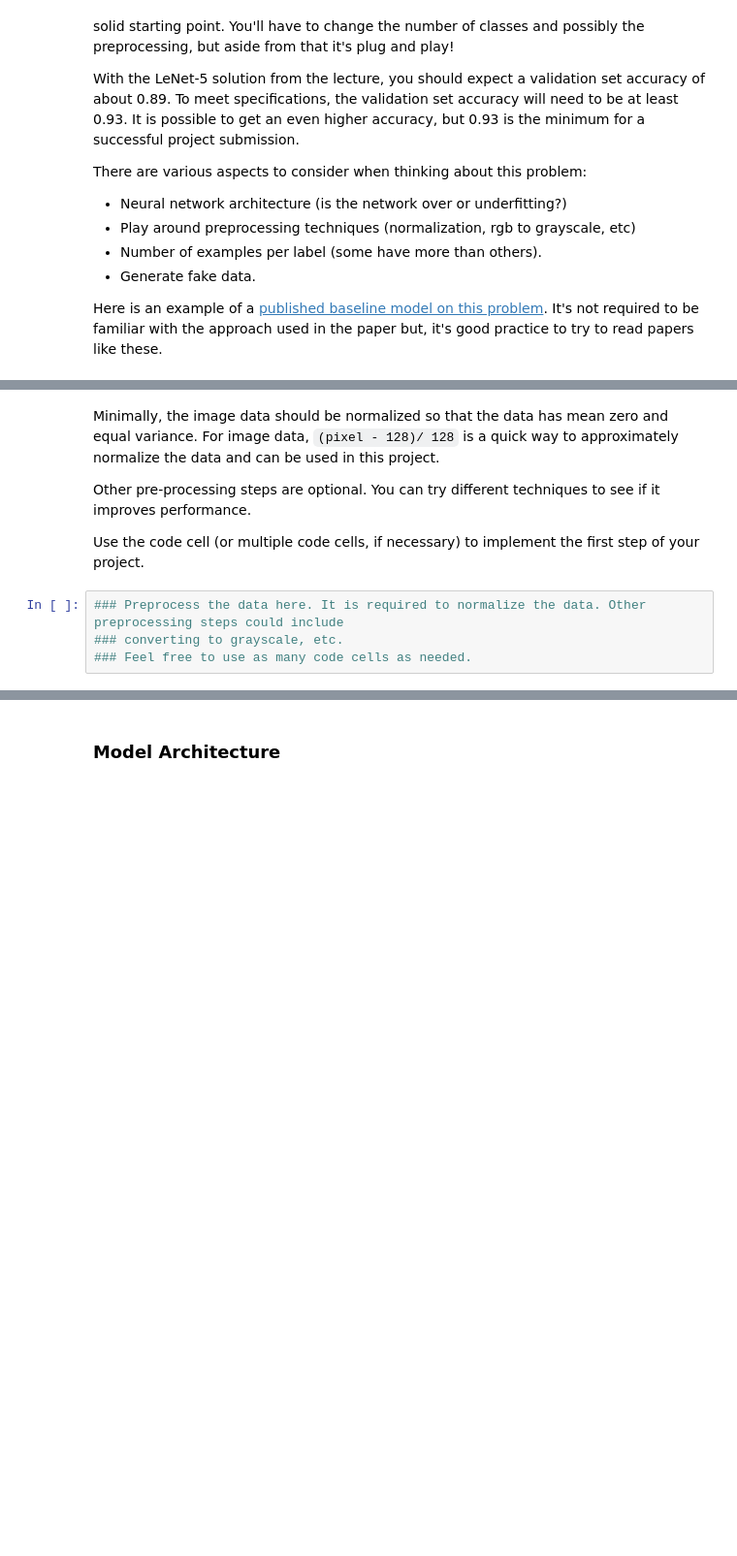
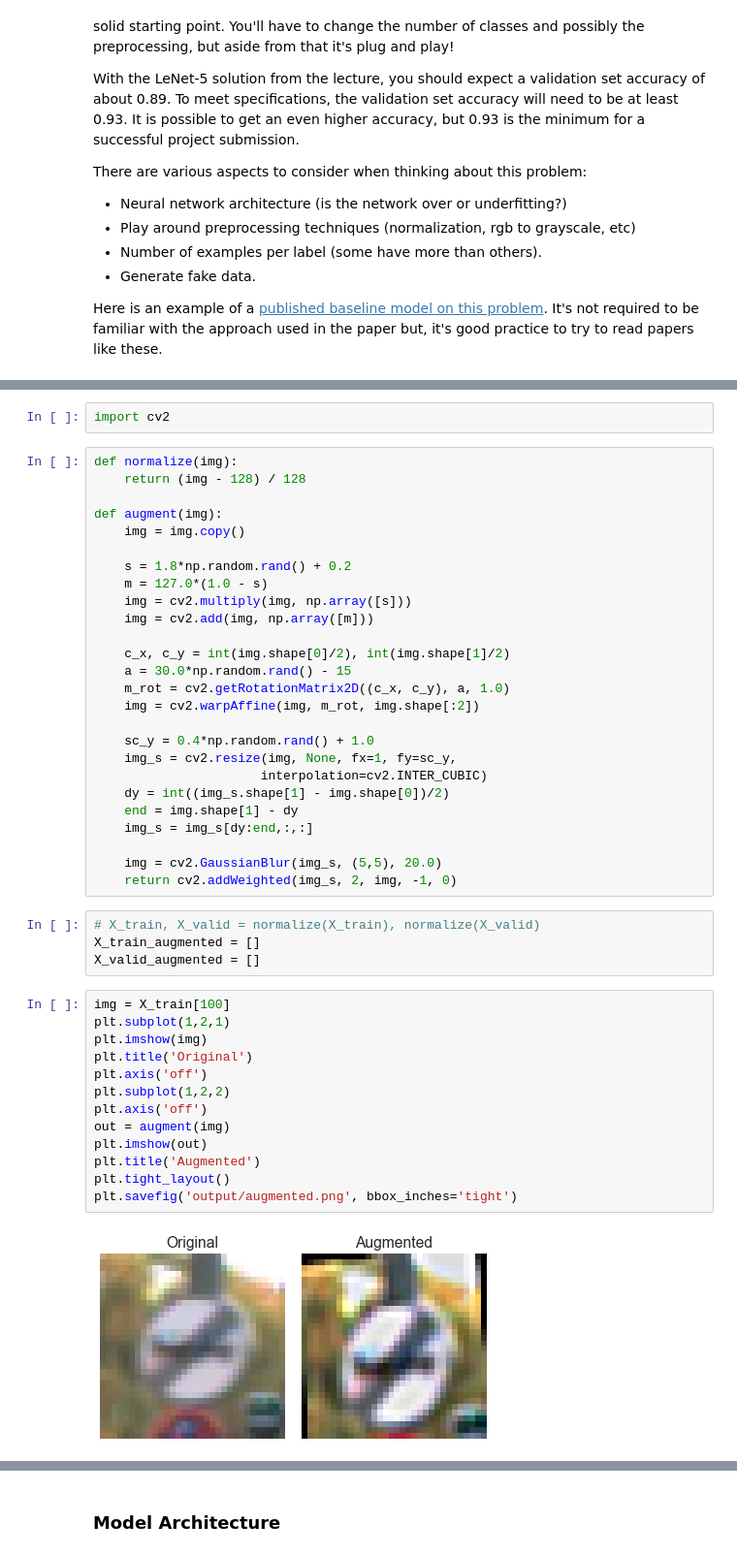
Before and after one commit to alexander-stadnikov/CarND-Traffic-Sign-Classifier, a Jupyter notebook: Traffic_Sign_Classifier.ipynb, the cells around one changed output, grey strips where cells are left out. Shown: that part at 97% size. Cells and saved outputs as stored; diff of their text form; blank space fills up the shorter version.

Commit message:
Implement Step 2.a: Prepare data

```diff
--- a/Traffic_Sign_Classifier.ipynb
+++ b/Traffic_Sign_Classifier.ipynb
@@ -166,10 +166,47 @@ Here is an example of a [published baseline model on this problem](http://yann.l
-# %% [markdown]
-Minimally, the image data should be normalized so that the data has mean zero and equal variance. For image data, `(pixel - 128)/ 128` is a quick way to approximately normalize the data and can be used in this project.
-
-Other pre-processing steps are optional. You can try different techniques to see if it improves performance.
-
-Use the code cell (or multiple code cells, if necessary) to implement the first step of your project.
-# %%
-### Preprocess the data here. It is required to normalize the data. Other preprocessing steps could include
-### converting to grayscale, etc.
-### Feel free to use as many code cells as needed.
+# %%
+import cv2
+# %%
+def normalize(img):
+    return (img - 128) / 128
+
+def augment(img):
+    img = img.copy()
+
+    s = 1.8*np.random.rand() + 0.2
+    m = 127.0*(1.0 - s)
+    img = cv2.multiply(img, np.array([s]))
+    img = cv2.add(img, np.array([m]))
+
+    c_x, c_y = int(img.shape[0]/2), int(img.shape[1]/2)
+    a = 30.0*np.random.rand() - 15
+    m_rot = cv2.getRotationMatrix2D((c_x, c_y), a, 1.0)
+    img = cv2.warpAffine(img, m_rot, img.shape[:2])
+
+    sc_y = 0.4*np.random.rand() + 1.0
+    img_s = cv2.resize(img, None, fx=1, fy=sc_y,
+                      interpolation=cv2.INTER_CUBIC)
+    dy = int((img_s.shape[1] - img.shape[0])/2)
+    end = img.shape[1] - dy
+    img_s = img_s[dy:end,:,:]
+
+    img = cv2.GaussianBlur(img_s, (5,5), 20.0)
+    return cv2.addWeighted(img_s, 2, img, -1, 0)
+# %%
+# X_train, X_valid = normalize(X_train), normalize(X_valid)
+X_train_augmented = []
+X_valid_augmented = []
+# %%
+img = X_train[100]
+plt.subplot(1,2,1)
+plt.imshow(img)
+plt.title('Original')
+plt.axis('off')
+plt.subplot(1,2,2)
+plt.axis('off')
+out = augment(img)
+plt.imshow(out)
+plt.title('Augmented')
+plt.tight_layout()
+plt.savefig('output/augmented.png', bbox_inches='tight')
+# %% [output]
+[figure, added]
```
Also changed, not shown: parts of 3 cells of this notebook.
